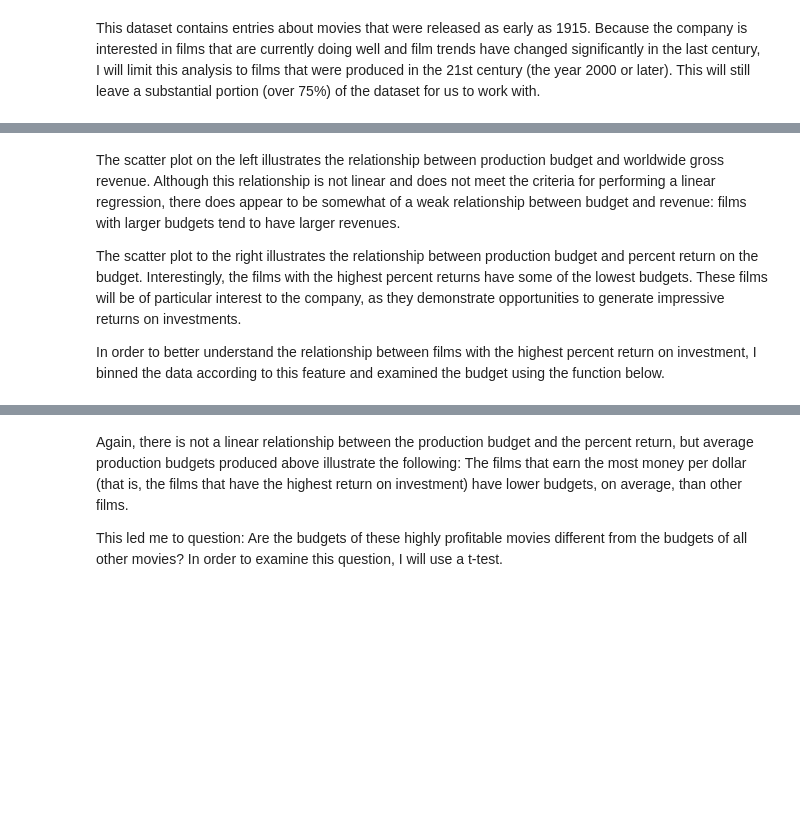
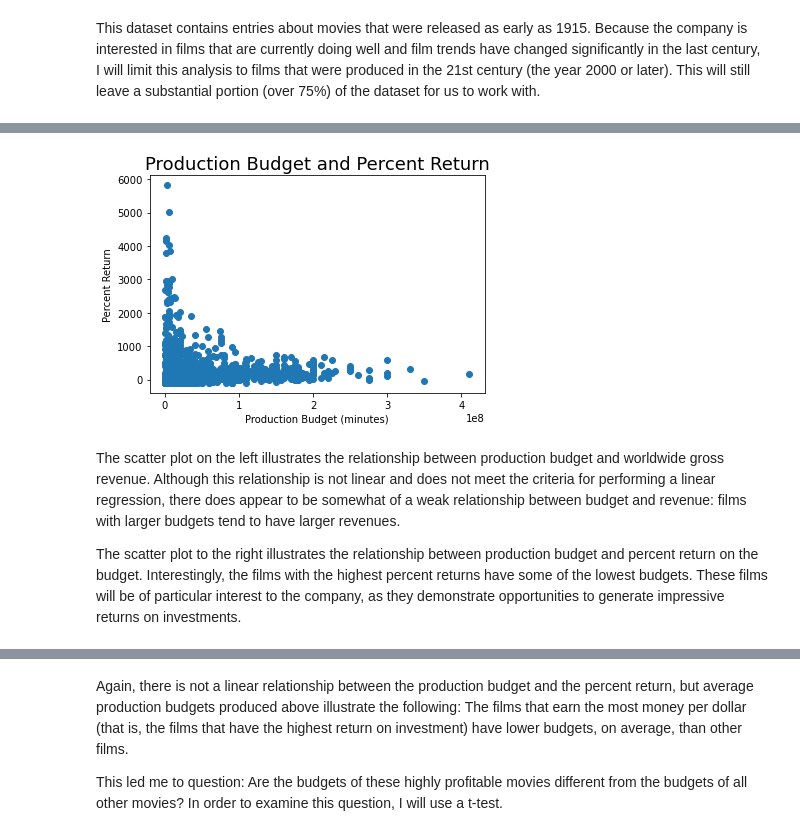
Before and after one commit to ccsurratt/highly_profitable_film_analysis, a Jupyter notebook: notebook.ipynb, the cells around one changed output, grey strips where cells are left out. Cells and saved outputs as stored; diff of their text form; code cells hidden in the pictures; blank space fills up the shorter version.

```diff
--- a/notebook.ipynb
+++ b/notebook.ipynb
@@ -137,6 +214,15 @@ axes[1].set_ylabel("Percent Return");
+# %%
+movies_without_top_two = movies.loc[movies['%_return']<10000]
+
+fig, ax = plt.subplots()
+
+plt.scatter(x=movies_without_top_two['production_budget'], y=movies_without_top_two['%_return'])
+plt.title("Production Budget and Percent Return", fontsize=18)
+plt.xlabel("Production Budget (minutes)")
+plt.ylabel("Percent Return");
+# %% [output]
+[figure, added]
 # %% [markdown]
 The scatter plot on the left illustrates the relationship between production budget and worldwide gross revenue. Although this relationship is not linear and does not meet the criteria for performing a linear regression, there does appear to be somewhat of a weak relationship between budget and revenue: films with larger budgets tend to have larger revenues.
 
 The scatter plot to the right illustrates the relationship between production budget and percent return on the budget. Interestingly, the films with the highest percent returns have some of the lowest budgets. These films will be of particular interest to the company, as they demonstrate opportunities to generate impressive returns on investments.
-
-In order to better understand the relationship between films with the highest percent return on investment, I binned the data according to this feature and examined the budget using the function below.
```
Also changed, not shown: parts of 52 cells of this notebook.
